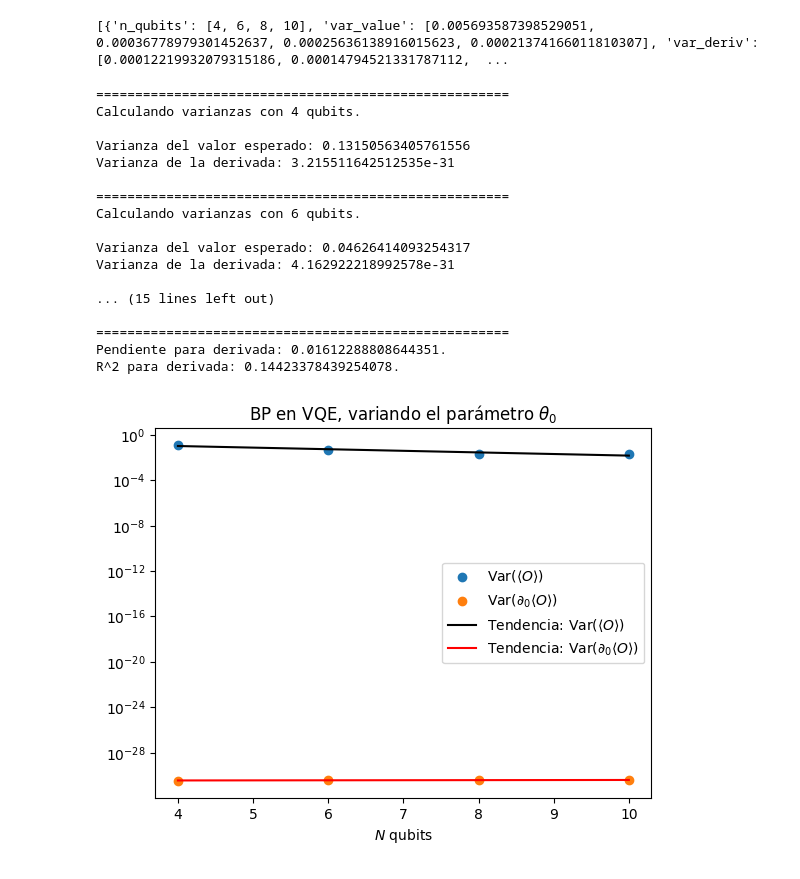
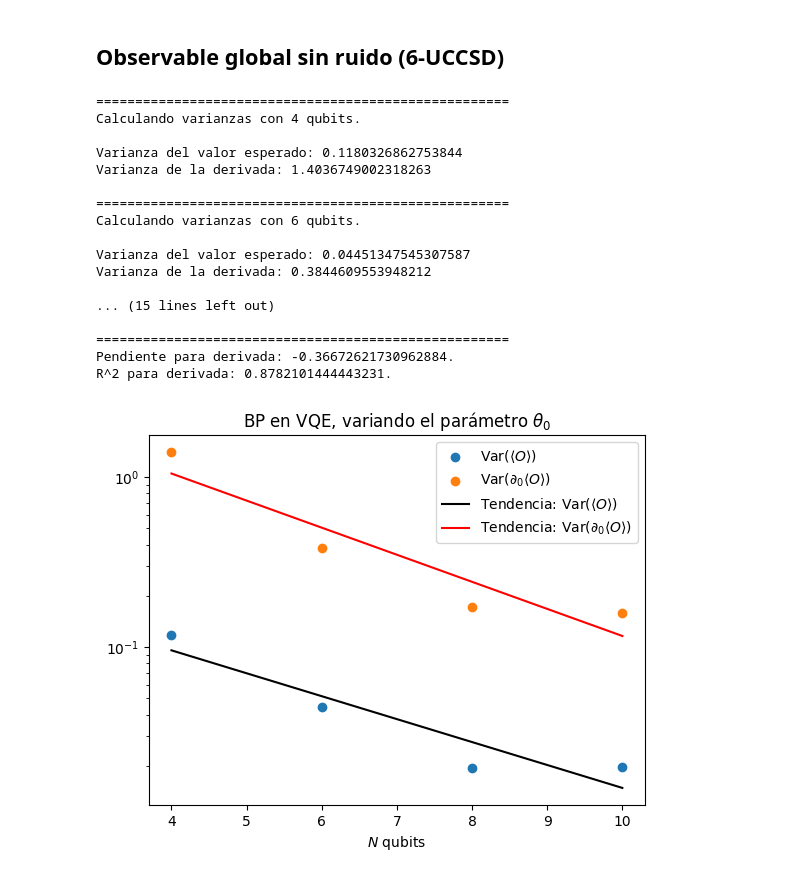
Before and after one commit to JLSM02/QML-Avoiding-BP, a Jupyter notebook: notebooks/VQE/H_strings (UCCSD)/noisyBP_UCCSD.ipynb, the cells around one changed output. Drawn from its saved outputs; the diff is of its cells as text; code cells hidden in the pictures.

```diff
--- a/notebooks/VQE/H_strings (UCCSD)/noisyBP_UCCSD.ipynb
+++ b/notebooks/VQE/H_strings (UCCSD)/noisyBP_UCCSD.ipynb
@@ -125,12 +124,10 @@ R^2 para derivada: 0.31757032538791374.
-# %%
-print(data_noise)
-# %% [output]
-[{'n_qubits': [4, 6, 8, 10], 'var_value': [0.005693587398529051, 0.00036778979301452637, 0.00025636138916015623, 0.00021374166011810307], 'var_deriv': [0.00012219932079315186, 0.00014794521331787112,  ...
+# %% [markdown]
+## Observable global sin ruido (6-UCCSD)
 # %%
 with open(f"data/hamiltonian_H2_0.700.pkl", "rb") as f:
     obs_qubit = pickle.load(f)
 
-def build_k_UCCSD_ansatz(num_qubits, k=5, mapper=JordanWignerMapper()):
+def build_k_UCCSD_ansatz(num_qubits, k=6, mapper=JordanWignerMapper()):
     num_spatial_orbitals = num_qubits // 2
     n_alpha = n_beta = 1
     num_particles = (n_alpha, n_beta)
@@ -167,41 +164,41 @@ def build_k_UCCSD_ansatz(num_qubits, k=5, mapper=JordanWignerMapper()):
         theta = ParameterVector(f'theta_{i}', num_params)
         all_parameters.extend(theta)
 
         ucc_i = UCCSD(
             num_spatial_orbitals=num_spatial_orbitals,
             num_particles=num_particles,
             qubit_mapper=mapper,
             initial_state=None
         )
         _ = ucc_i.decompose()  # <- de nuevo, forzamos construcción para tener acceso a parameters
         ucc_i = ucc_i.assign_parameters(dict(zip(ucc_i.parameters, theta)))
 
         full_ansatz.compose(ucc_i, inplace=True)
 
     return full_ansatz, full_ansatz.num_parameters
 
 
 data = []
-data.append(cf.variance_vs_nQubits(build_k_UCCSD_ansatz, 4, 10, obs_qubit, 0, 1000, True, True, True, True))
+data.append(vars.variance_vs_nQubits(build_k_UCCSD_ansatz, 4, 10, obs_qubit, 0, 1000, True, True, True, True, use_shift_rule=False))
 # %% [output]
 =====================================================
 Calculando varianzas con 4 qubits.
 
-Varianza del valor esperado: 0.13150563405761556
-Varianza de la derivada: 3.215511642512535e-31
+Varianza del valor esperado: 0.1180326862753844
+Varianza de la derivada: 1.4036749002318263
 
 =====================================================
 Calculando varianzas con 6 qubits.
 
-Varianza del valor esperado: 0.04626414093254317
-Varianza de la derivada: 4.162922218992578e-31
+Varianza del valor esperado: 0.04451347545307587
+Varianza de la derivada: 0.3844609553948212
 
 ... (15 lines left out)
 
 =====================================================
-Pendiente para derivada: 0.01612288808644351.
-R^2 para derivada: 0.14423378439254078.
+Pendiente para derivada: -0.36672621730962884.
+R^2 para derivada: 0.8782101444443231.
-[figure, old version]
+[figure, new version]
 # %%
 import matplotlib.pyplot as plt
 from scipy.stats import linregress
```
Also changed, not shown: parts of 7 cells of this notebook.
